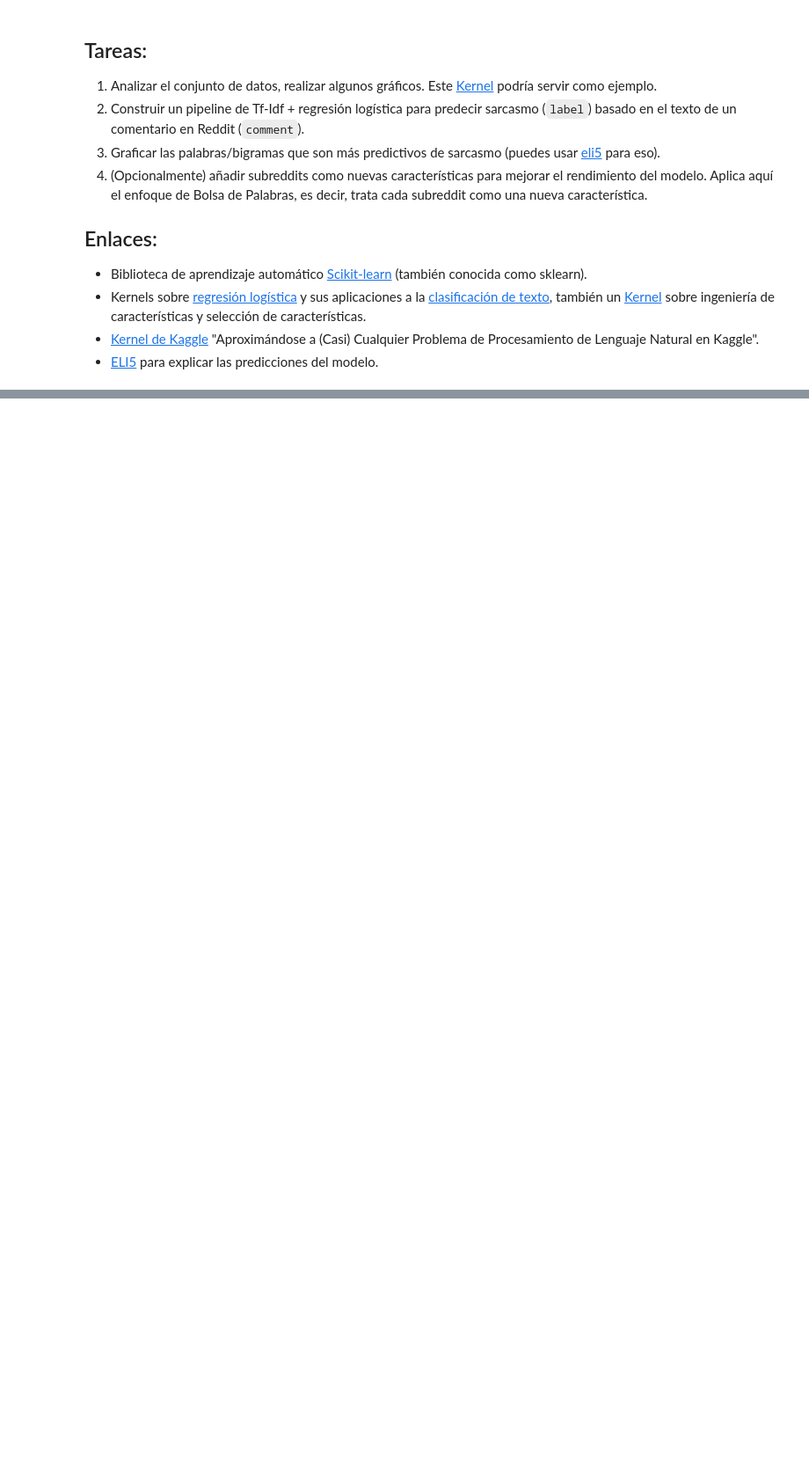
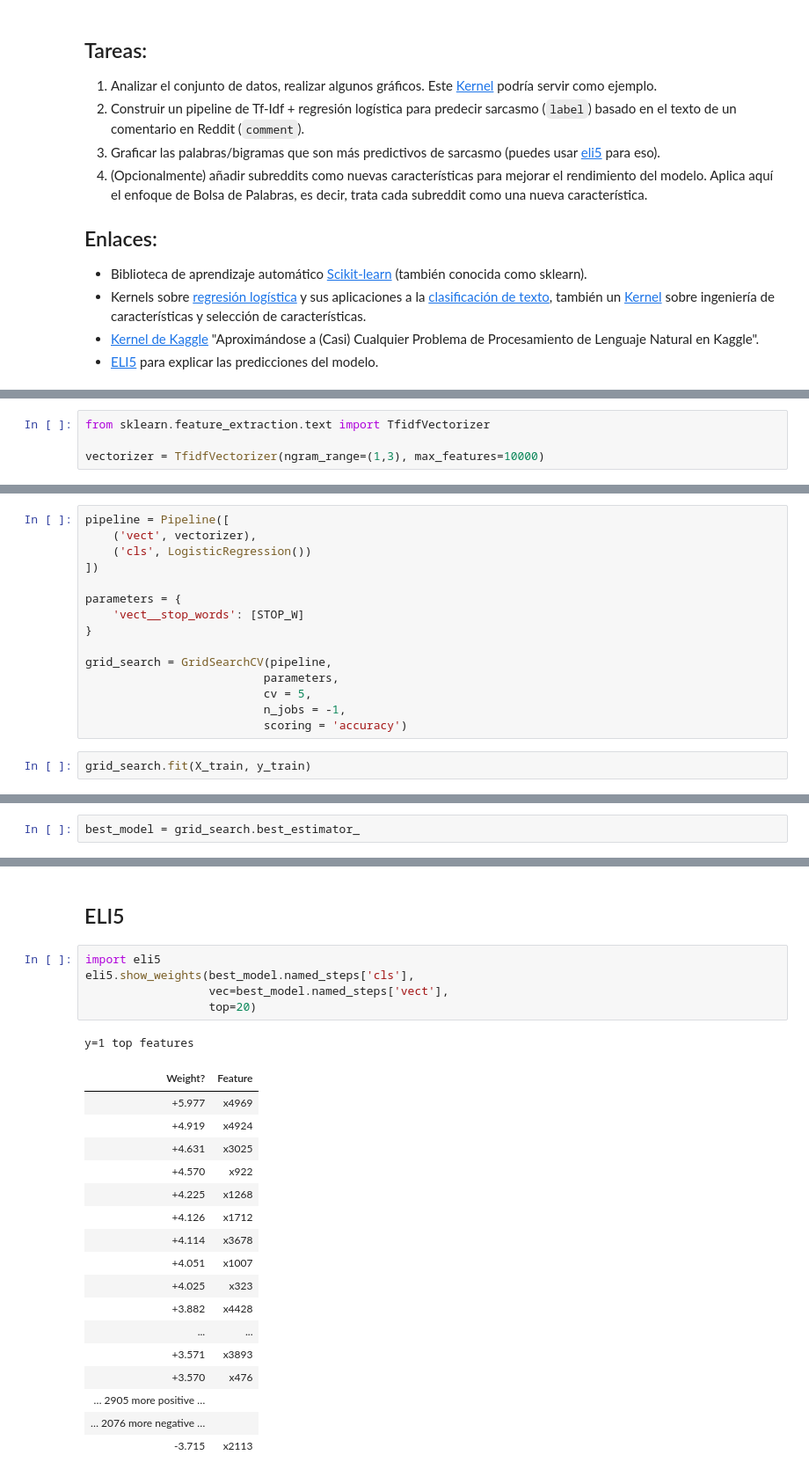
Before and after one commit to mariaortizz/DS_PT_09_2023, a Jupyter notebook: Machine_Learning/6-NLP/NLTK&CountVectorizer/ejercicios/sarcasm-detection_maria.ipynb, the cells around one changed output, grey strips where cells are left out. Shown at 88% size. Cells and saved outputs as stored; diff of their text form; blank space fills up the shorter version.

```diff
--- a/Machine_Learning/6-NLP/NLTK&CountVectorizer/ejercicios/sarcasm-detection_maria.ipynb
+++ b/Machine_Learning/6-NLP/NLTK&CountVectorizer/ejercicios/sarcasm-detection_maria.ipynb
@@ -93,0 +251,4 @@ py.iplot(fig, filename="usertype")
+# %%
+from sklearn.feature_extraction.text import TfidfVectorizer
+
+vectorizer = TfidfVectorizer(ngram_range=(1,3), max_features=10000)
@@ -93,0 +257,17 @@ py.iplot(fig, filename="usertype")
+# %%
+pipeline = Pipeline([
+    ('vect', vectorizer),
+    ('cls', LogisticRegression())
+])
+
+parameters = {
+    'vect__stop_words': [STOP_W]
+}
+
+grid_search = GridSearchCV(pipeline,
+                          parameters,
+                          cv = 5,
+                          n_jobs = -1,
+                          scoring = 'accuracy')
+# %%
+grid_search.fit(X_train, y_train)
@@ -93,0 +326,2 @@ py.iplot(fig, filename="usertype")
+# %%
+best_model = grid_search.best_estimator_
@@ -93,0 +374,26 @@ py.iplot(fig, filename="usertype")
+# %% [markdown]
+## ELI5
+# %%
+import eli5
+eli5.show_weights(best_model.named_steps['cls'],
+                  vec=best_model.named_steps['vect'],
+                  top=20)
+# %% [output]
+y=1 top features
+| Weight? | Feature |
+| +5.977 | x4969 |
+| +4.919 | x4924 |
+| +4.631 | x3025 |
+| +4.570 | x922 |
+| +4.225 | x1268 |
+| +4.126 | x1712 |
+| +4.114 | x3678 |
+| +4.051 | x1007 |
+| +4.025 | x323 |
+| +3.882 | x4428 |
+| ... | ... |
+| +3.571 | x3893 |
+| +3.570 | x476 |
+| … 2905 more positive … |  |
+| … 2076 more negative … |  |
+| -3.715 | x2113 |
```
Also changed, not shown: parts of 37 cells of this notebook.
